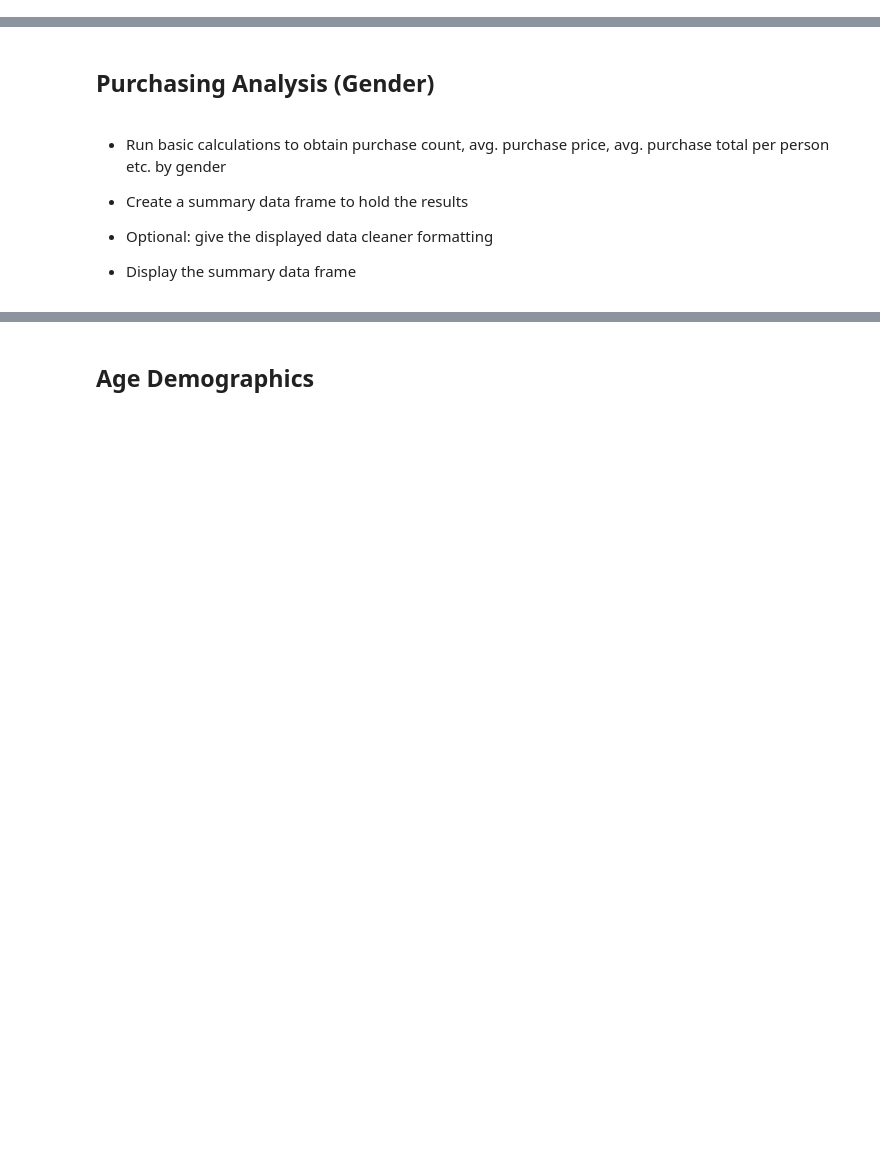
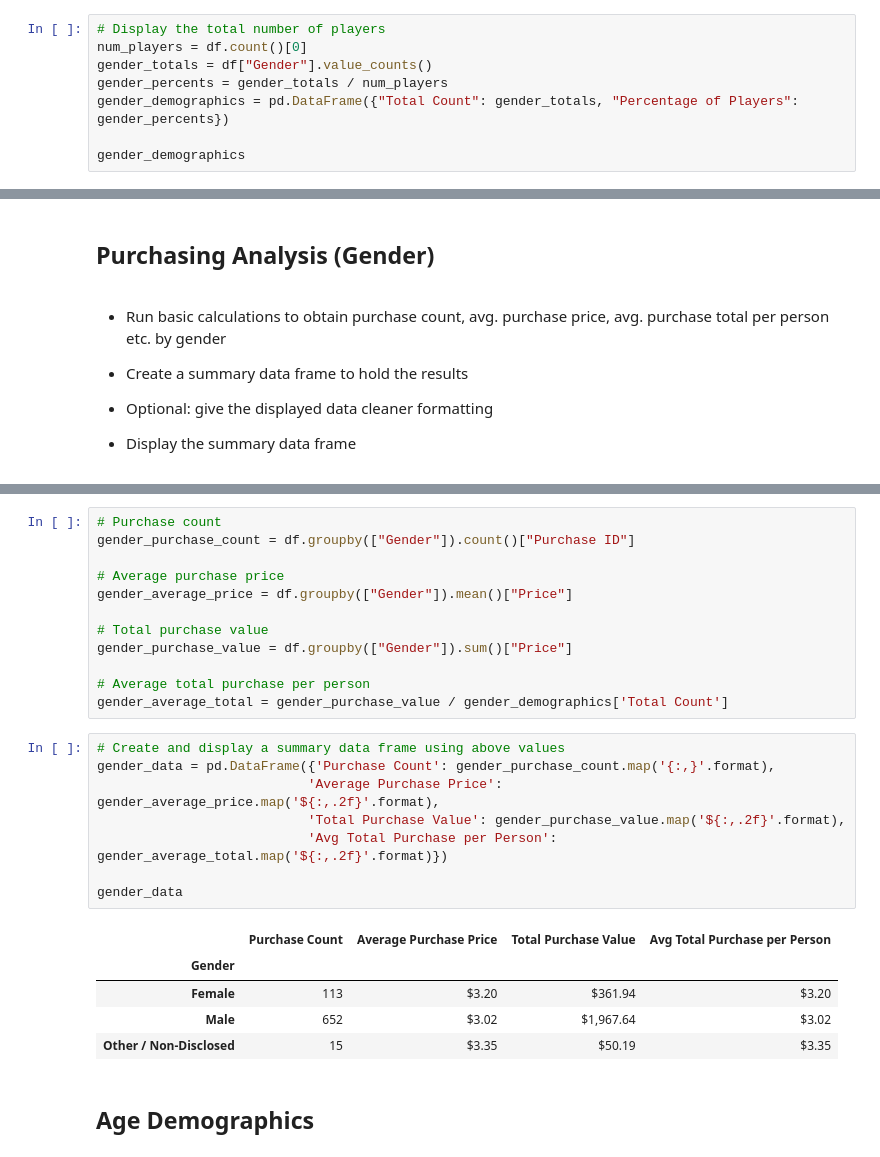
Before and after one commit to mindyketchum9/pandas-challenge, a Jupyter notebook: HeroesOfPymoli/HeroesOfPymoli_starter.ipynb, the cells around one changed output, grey strips where cells are left out. Drawn from its saved outputs; the diff is of its cells as text; blank space fills up the shorter version.

```diff
--- a/HeroesOfPymoli/HeroesOfPymoli_starter.ipynb
+++ b/HeroesOfPymoli/HeroesOfPymoli_starter.ipynb
@@ -69,0 +99,8 @@ df["SN"].nunique()
+# %%
+# Display the total number of players
+num_players = df.count()[0]
+gender_totals = df["Gender"].value_counts()
+gender_percents = gender_totals / num_players
+gender_demographics = pd.DataFrame({"Total Count": gender_totals, "Percentage of Players": gender_percents})
+
+gender_demographics
@@ -93,3 +128,29 @@ df["SN"].nunique()
+# %%
+# Purchase count
+gender_purchase_count = df.groupby(["Gender"]).count()["Purchase ID"]
+
+# Average purchase price
+gender_average_price = df.groupby(["Gender"]).mean()["Price"]
+
+# Total purchase value
+gender_purchase_value = df.groupby(["Gender"]).sum()["Price"]
+
+# Average total purchase per person
+gender_average_total = gender_purchase_value / gender_demographics['Total Count']
+# %%
+# Create and display a summary data frame using above values
+gender_data = pd.DataFrame({'Purchase Count': gender_purchase_count.map('{:,}'.format),
+                           'Average Purchase Price': gender_average_price.map('${:,.2f}'.format),
+                           'Total Purchase Value': gender_purchase_value.map('${:,.2f}'.format),
+                           'Avg Total Purchase per Person': gender_average_total.map('${:,.2f}'.format)})
+
+gender_data
+# %% [output]
+|  | Purchase Count | Average Purchase Price | Total Purchase Value | Avg Total Purchase per Person |
+| Gender |  |  |  |  |
+| Female | 113 | $3.20 | $361.94 | $3.20 |
+| Male | 652 | $3.02 | $1,967.64 | $3.02 |
+| Other / Non-Disclosed | 15 | $3.35 | $50.19 | $3.35 |
 # %% [markdown]
 ## Age Demographics
 # %% [markdown]
```
Also changed, not shown: parts of 20 cells of this notebook.
